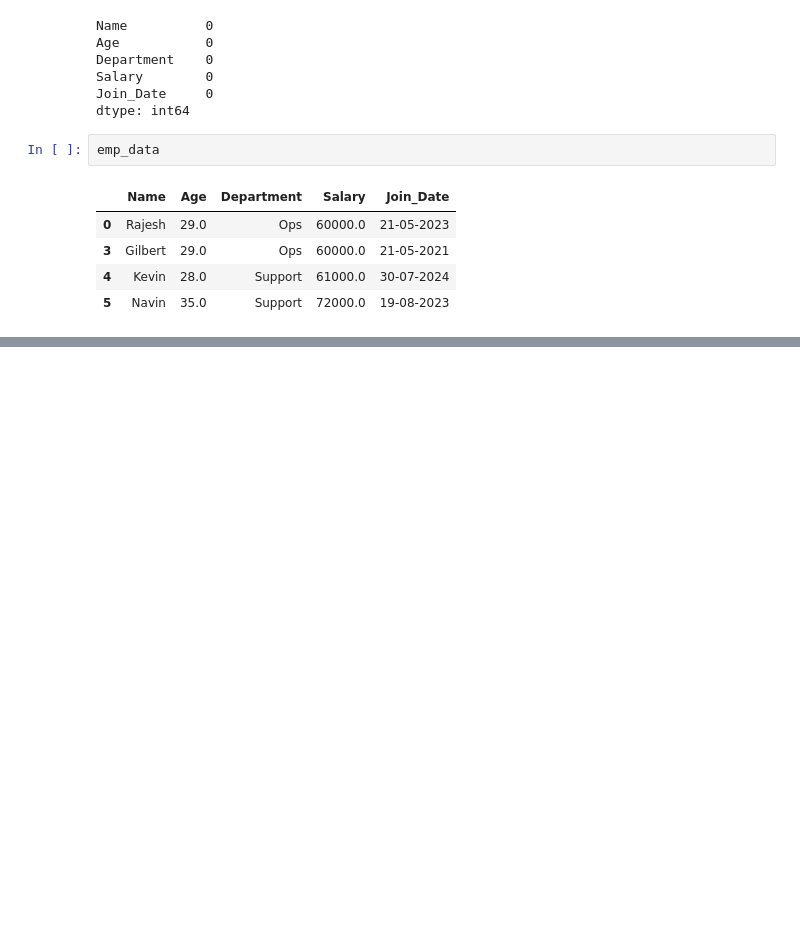
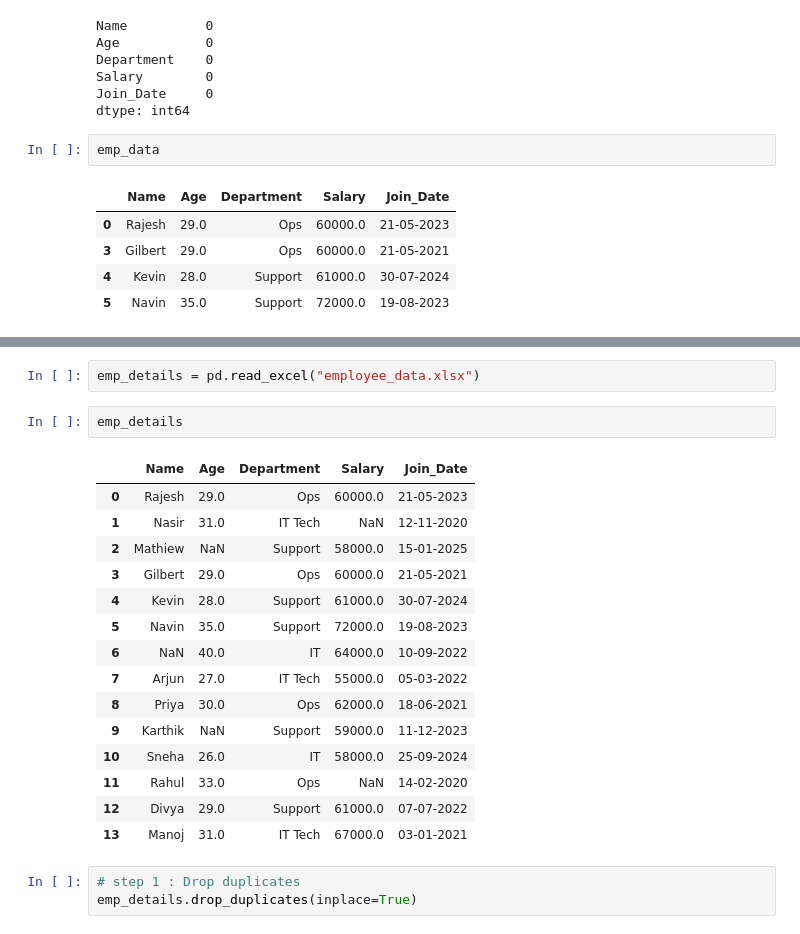
Before and after one commit to Dhinesh-Developer/python_dk_mastery, a Jupyter notebook: pandas pratical 2.ipynb, the cells around one changed output, grey strips where cells are left out. Saved outputs shown, nothing was run; the diff lists cells and outputs as text; blank space fills up the shorter version.

```diff
--- a/pandas pratical 2.ipynb
+++ b/pandas pratical 2.ipynb
@@ -255,0 +285,23 @@ emp_data
+# %%
+emp_details = pd.read_excel("employee_data.xlsx")
+# %%
+emp_details
+# %% [output]
+|  | Name | Age | Department | Salary | Join_Date |
+| 0 | Rajesh | 29.0 | Ops | 60000.0 | 21-05-2023 |
+| 1 | Nasir | 31.0 | IT Tech | NaN | 12-11-2020 |
+| 2 | Mathiew | NaN | Support | 58000.0 | 15-01-2025 |
+| 3 | Gilbert | 29.0 | Ops | 60000.0 | 21-05-2021 |
+| 4 | Kevin | 28.0 | Support | 61000.0 | 30-07-2024 |
+| 5 | Navin | 35.0 | Support | 72000.0 | 19-08-2023 |
+| 6 | NaN | 40.0 | IT | 64000.0 | 10-09-2022 |
+| 7 | Arjun | 27.0 | IT Tech | 55000.0 | 05-03-2022 |
+| 8 | Priya | 30.0 | Ops | 62000.0 | 18-06-2021 |
+| 9 | Karthik | NaN | Support | 59000.0 | 11-12-2023 |
+| 10 | Sneha | 26.0 | IT | 58000.0 | 25-09-2024 |
+| 11 | Rahul | 33.0 | Ops | NaN | 14-02-2020 |
+| 12 | Divya | 29.0 | Support | 61000.0 | 07-07-2022 |
+| 13 | Manoj | 31.0 | IT Tech | 67000.0 | 03-01-2021 |
+# %%
+# step 1 : Drop duplicates
+emp_details.drop_duplicates(inplace=True)
```
Also changed, not shown: parts of 15 cells of this notebook, 2 other files.
